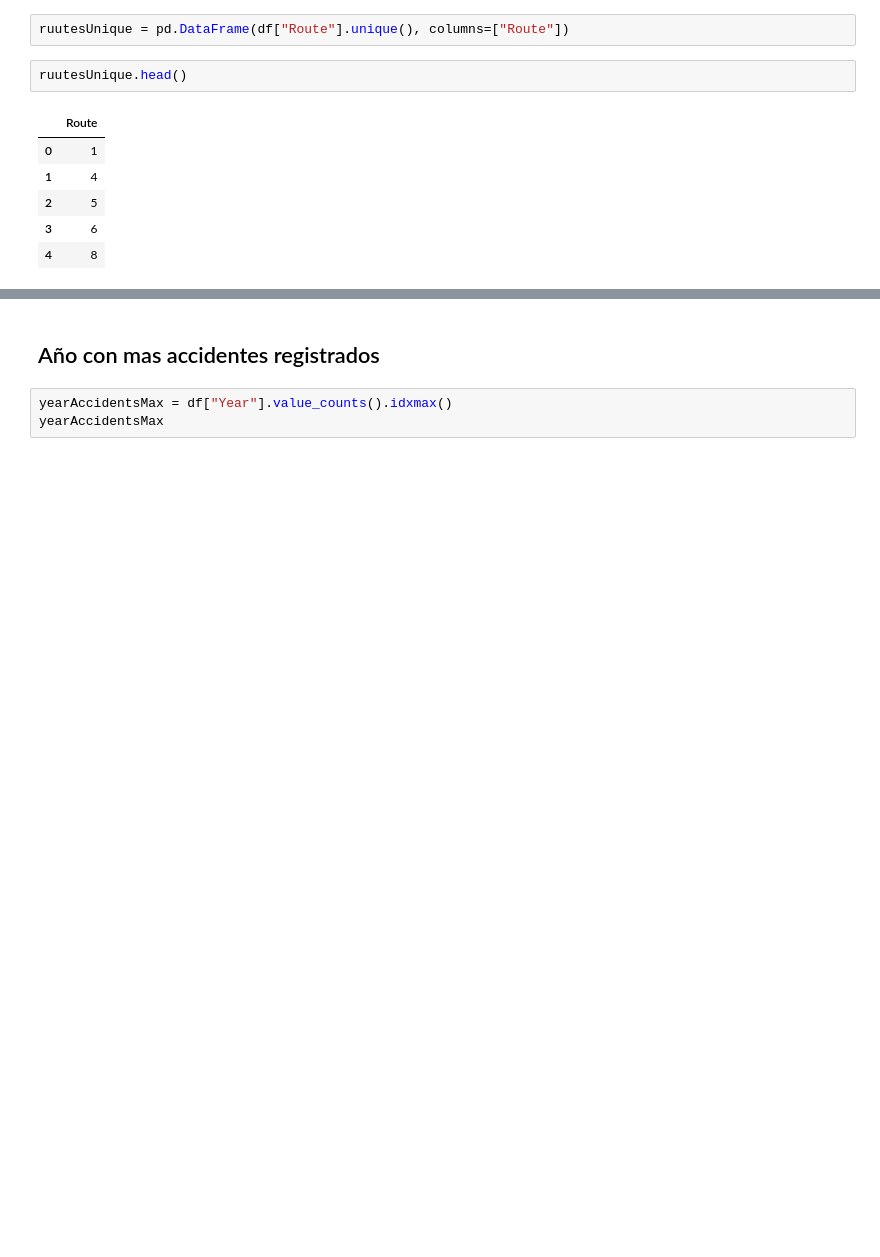
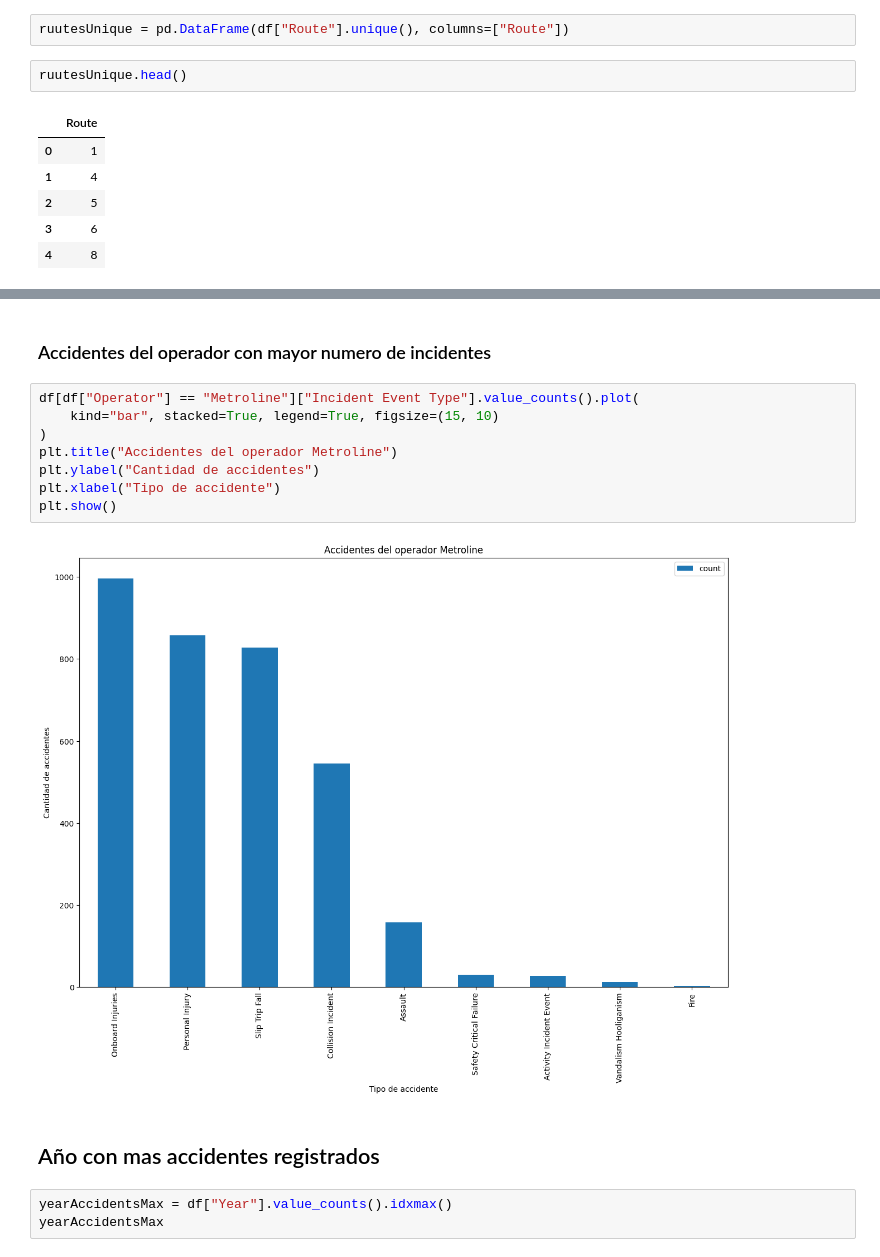
Before and after one commit to Kevin12-0/analisis-datos-csv, a Jupyter notebook: notebook.ipynb, the cells around one changed output, grey strips where cells are left out. Drawn from its saved outputs; the diff is of its cells as text; blank space fills up the shorter version.

```diff
--- a/notebook.ipynb
+++ b/notebook.ipynb
@@ -57,3 +139,15 @@ ruutesUnique.head()
+# %% [markdown]
+### Accidentes del operador con mayor numero de incidentes
+# %%
+df[df["Operator"] == "Metroline"]["Incident Event Type"].value_counts().plot(
+    kind="bar", stacked=True, legend=True, figsize=(15, 10)
+)
+plt.title("Accidentes del operador Metroline")
+plt.ylabel("Cantidad de accidentes")
+plt.xlabel("Tipo de accidente")
+plt.show()
+# %% [output]
+[figure, added]
 # %% [markdown]
 ## Año con mas accidentes registrados
 # %%
```
Also changed, not shown: parts of 11 cells of this notebook.
